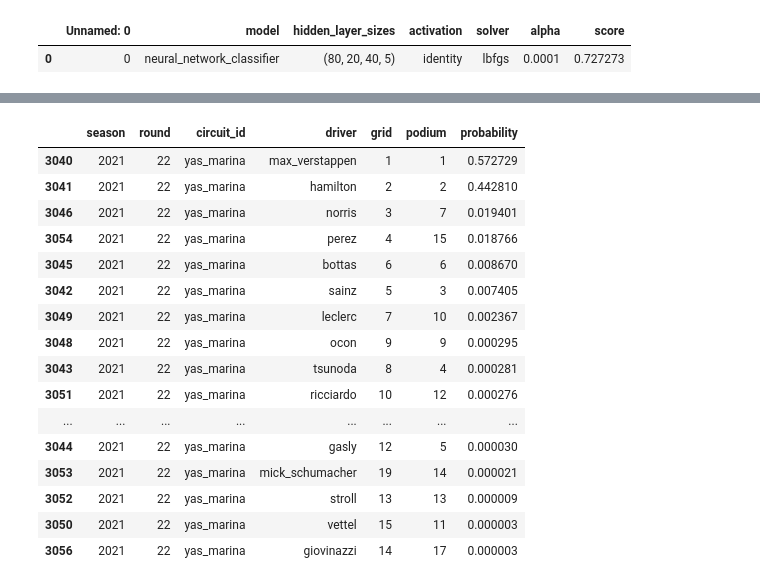
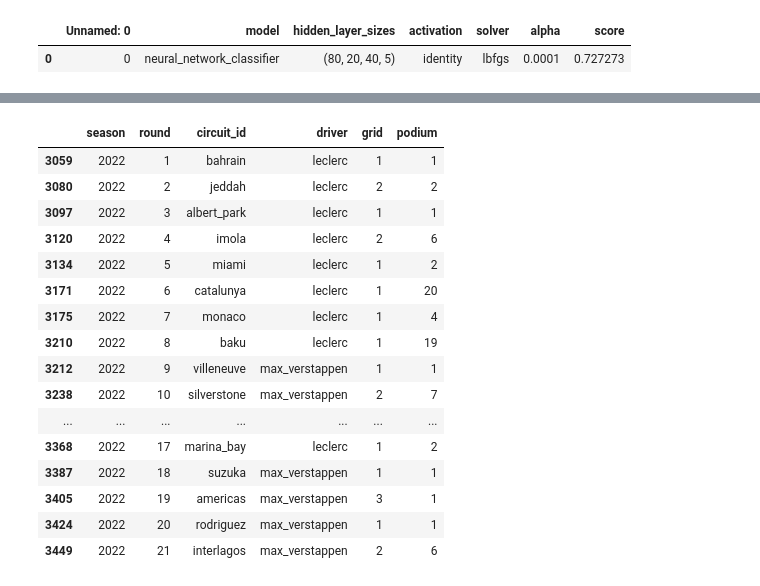
Before and after one commit to ollyjc99/f1-analytics, a Jupyter notebook: data modelling/predictions/NeuralNetworkClassifier.ipynb, the cells around one changed output, grey strips where cells are left out. Saved outputs shown, nothing was run; the diff lists cells and outputs as text; code cells hidden in the pictures.

```diff
--- a/data modelling/predictions/NeuralNetworkClassifier.ipynb
+++ b/data modelling/predictions/NeuralNetworkClassifier.ipynb
@@ -23,4 +23,4 @@ data = pd.read_csv(path+'data/ml_input.csv')
 merged = pd.read_csv(path+'data/merged.csv')
 parameters = pd.read_csv(path+'parameters/neutralnetworkclassifier.csv')
 # %%
-N = 2021
+N = 2022
@@ -29,7 +34,7 @@ df = data.copy()
 df.podium = df.podium.map(lambda x: 1 if x == 1 else 0)
 
 train = df[df.season != N]
-X_train = train.drop(['podium'], axis=1)
+X_train = train.drop(['season', 'round','podium', 'qual_time'], axis=1)
 y_train = train.podium
 
 scaler = StandardScaler()
@@ -87,7 +94,7 @@ def get_predictions(model):
     for circuit in df[df.season == N]['round'].unique():
 
         test = df[(df.season == N) & (df['round'] == circuit)]
-        X_test = test.drop(['podium'], axis = 1)
+        X_test = test.drop(['season', 'round','podium', 'qual_time'], axis = 1)
         y_test = test.podium
 
         #scaling
@@ -96,11 +103,9 @@ def get_predictions(model):
         # make predictions
         prediction_df = pd.DataFrame(model.predict_proba(X_test), columns=['proba_0', 'proba_1'])
         prediction_df['actual'] = y_test.reset_index(drop=True)
+        prediction_df['predicted'] = prediction_df.proba_1.map(lambda x: 1 if float(x) == float(prediction_df.proba_1.max()) else 0)
 
-        # prediction_df.sort_values('proba_1', ascending=False, inplace=True)
-        # prediction_df.reset_index(inplace=True, drop=True)
-        # prediction_df['predicted'] = prediction_df.proba_1.map(lambda x: 1 if x == prediction_df.proba_1.max() else x)
 
-        predictions += list(prediction_df.proba_1.values)
+        predictions += list(prediction_df.predicted.values)
 
     return predictions
@@ -129,24 +132,24 @@ print(model_score)
 # %%
 test = merged.query('season ==@N')
-test['probability'] = predictions
-test = test[['season', 'round', 'circuit_id', 'driver', 'grid', 'podium', 'probability']]
+test['predicted'] = predictions
+test = test[['season', 'round', 'circuit_id', 'driver', 'grid', 'podium', 'predicted']]
-# %%
-test.query('round == 22').sort_values('probability', ascending=False)
-# %% [output]
-|  | season | round | circuit_id | driver | grid | podium | probability |
-| 3040 | 2021 | 22 | yas_marina | max_verstappen | 1 | 1 | 0.572729 |
-| 3041 | 2021 | 22 | yas_marina | hamilton | 2 | 2 | 0.442810 |
-| 3046 | 2021 | 22 | yas_marina | norris | 3 | 7 | 0.019401 |
-| 3054 | 2021 | 22 | yas_marina | perez | 4 | 15 | 0.018766 |
-| 3045 | 2021 | 22 | yas_marina | bottas | 6 | 6 | 0.008670 |
-| 3042 | 2021 | 22 | yas_marina | sainz | 5 | 3 | 0.007405 |
-| 3049 | 2021 | 22 | yas_marina | leclerc | 7 | 10 | 0.002367 |
-| 3048 | 2021 | 22 | yas_marina | ocon | 9 | 9 | 0.000295 |
-| 3043 | 2021 | 22 | yas_marina | tsunoda | 8 | 4 | 0.000281 |
-| 3051 | 2021 | 22 | yas_marina | ricciardo | 10 | 12 | 0.000276 |
-| ... | ... | ... | ... | ... | ... | ... | ... |
-| 3044 | 2021 | 22 | yas_marina | gasly | 12 | 5 | 0.000030 |
-| 3053 | 2021 | 22 | yas_marina | mick_schumacher | 19 | 14 | 0.000021 |
-| 3052 | 2021 | 22 | yas_marina | stroll | 13 | 13 | 0.000009 |
-| 3050 | 2021 | 22 | yas_marina | vettel | 15 | 11 | 0.000003 |
-| 3056 | 2021 | 22 | yas_marina | giovinazzi | 14 | 17 | 0.000003 |
+# %%
+test.query('predicted == 1').drop('predicted', axis=1)
+# %% [output]
+|  | season | round | circuit_id | driver | grid | podium |
+| 3059 | 2022 | 1 | bahrain | leclerc | 1 | 1 |
+| 3080 | 2022 | 2 | jeddah | leclerc | 2 | 2 |
+| 3097 | 2022 | 3 | albert_park | leclerc | 1 | 1 |
+| 3120 | 2022 | 4 | imola | leclerc | 2 | 6 |
+| 3134 | 2022 | 5 | miami | leclerc | 1 | 2 |
+| 3171 | 2022 | 6 | catalunya | leclerc | 1 | 20 |
+| 3175 | 2022 | 7 | monaco | leclerc | 1 | 4 |
+| 3210 | 2022 | 8 | baku | leclerc | 1 | 19 |
+| 3212 | 2022 | 9 | villeneuve | max_verstappen | 1 | 1 |
+| 3238 | 2022 | 10 | silverstone | max_verstappen | 2 | 7 |
+| ... | ... | ... | ... | ... | ... | ... |
+| 3368 | 2022 | 17 | marina_bay | leclerc | 1 | 2 |
+| 3387 | 2022 | 18 | suzuka | max_verstappen | 1 | 1 |
+| 3405 | 2022 | 19 | americas | max_verstappen | 3 | 1 |
+| 3424 | 2022 | 20 | rodriguez | max_verstappen | 1 | 1 |
+| 3449 | 2022 | 21 | interlagos | max_verstappen | 2 | 6 |
```
Also changed, not shown: parts of 6 cells of this notebook, 1 other file.
